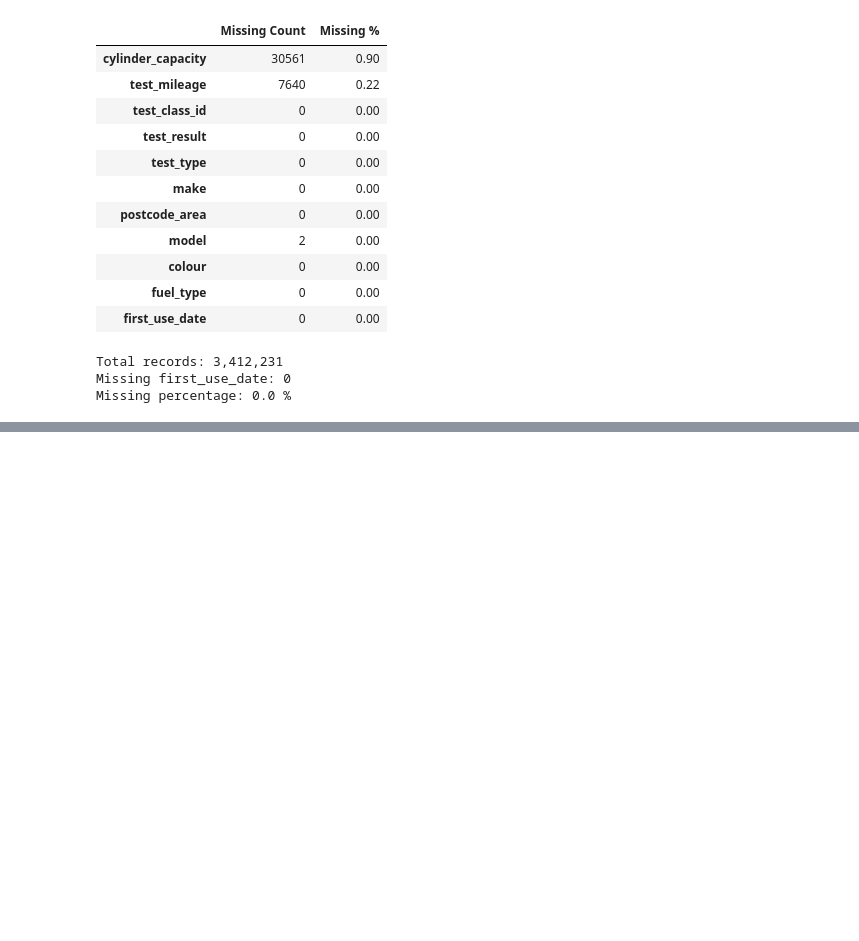
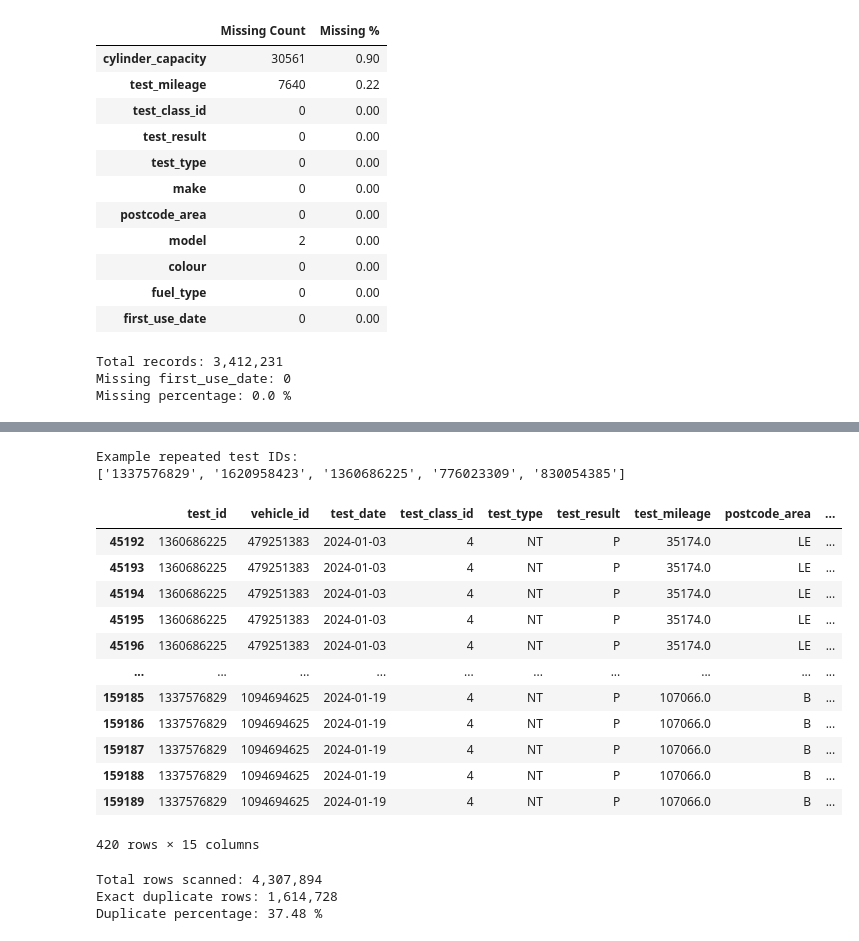
Before and after one commit to dileepamalshan1/vehicle-roadworthiness-risk-assessment, a Jupyter notebook: notebooks/01_data_understanding.ipynb, the cells around one changed output, grey strips where cells are left out. Drawn from its saved outputs; the diff is of its cells as text; code cells hidden in the pictures; blank space fills up the shorter version.

```diff
--- a/notebooks/01_data_understanding.ipynb
+++ b/notebooks/01_data_understanding.ipynb
@@ -346,0 +387,72 @@ Missing percentage: 0.0 %
+# %%
+repeated_ids = test_id_frequency[test_id_frequency > 1].index[:5]
+
+print("Example repeated test IDs:")
+print(list(repeated_ids))
+# %% [output]
+Example repeated test IDs:
+['1337576829', '1620958423', '1360686225', '776023309', '830054385']
+# %%
+# Inspect rows belonging to those repeated test IDs
+
+sample_repeated_ids = list(repeated_ids)
+
+repeated_rows = []
+
+for chunk in pd.read_csv(
+    first_file,
+    dtype=str,
+    chunksize=200_000,
+    on_bad_lines="skip"
+):
+    matched = chunk[chunk["test_id"].isin(sample_repeated_ids)]
+
+    if len(matched) > 0:
+        repeated_rows.append(matched)
+
+    if len(repeated_rows) >= 1:
+        break
+
+repeated_df = pd.concat(repeated_rows)
+
+repeated_df
+# %% [output]
+|  | test_id | vehicle_id | test_date | test_class_id | test_type | test_result | test_mileage | postcode_area | ... |
+| 45192 | 1360686225 | 479251383 | 2024-01-03 | 4 | NT | P | 35174.0 | LE | ... |
+| 45193 | 1360686225 | 479251383 | 2024-01-03 | 4 | NT | P | 35174.0 | LE | ... |
+| 45194 | 1360686225 | 479251383 | 2024-01-03 | 4 | NT | P | 35174.0 | LE | ... |
+| 45195 | 1360686225 | 479251383 | 2024-01-03 | 4 | NT | P | 35174.0 | LE | ... |
+| 45196 | 1360686225 | 479251383 | 2024-01-03 | 4 | NT | P | 35174.0 | LE | ... |
+| ... | ... | ... | ... | ... | ... | ... | ... | ... | ... |
+| 159185 | 1337576829 | 1094694625 | 2024-01-19 | 4 | NT | P | 107066.0 | B | ... |
+| 159186 | 1337576829 | 1094694625 | 2024-01-19 | 4 | NT | P | 107066.0 | B | ... |
+| 159187 | 1337576829 | 1094694625 | 2024-01-19 | 4 | NT | P | 107066.0 | B | ... |
+| 159188 | 1337576829 | 1094694625 | 2024-01-19 | 4 | NT | P | 107066.0 | B | ... |
+| 159189 | 1337576829 | 1094694625 | 2024-01-19 | 4 | NT | P | 107066.0 | B | ... |
+420 rows × 15 columns
+# %%
+# Check exact duplicate rows in the January file sample
+
+duplicate_count = 0
+total_count = 0
+
+for chunk in pd.read_csv(
+    first_file,
+    dtype=str,
+    chunksize=200_000,
+    on_bad_lines="skip"
+):
+    total_count += len(chunk)
+    duplicate_count += chunk.duplicated().sum()
+
+print("Total rows scanned:", f"{total_count:,}")
+print("Exact duplicate rows:", f"{duplicate_count:,}")
+print(
+    "Duplicate percentage:",
+    round((duplicate_count / total_count) * 100, 2),
+    "%"
+)
+# %% [output]
+Total rows scanned: 4,307,894
+Exact duplicate rows: 1,614,728
+Duplicate percentage: 37.48 %
```
Also changed, not shown: parts of 21 cells of this notebook, 1 other file.
